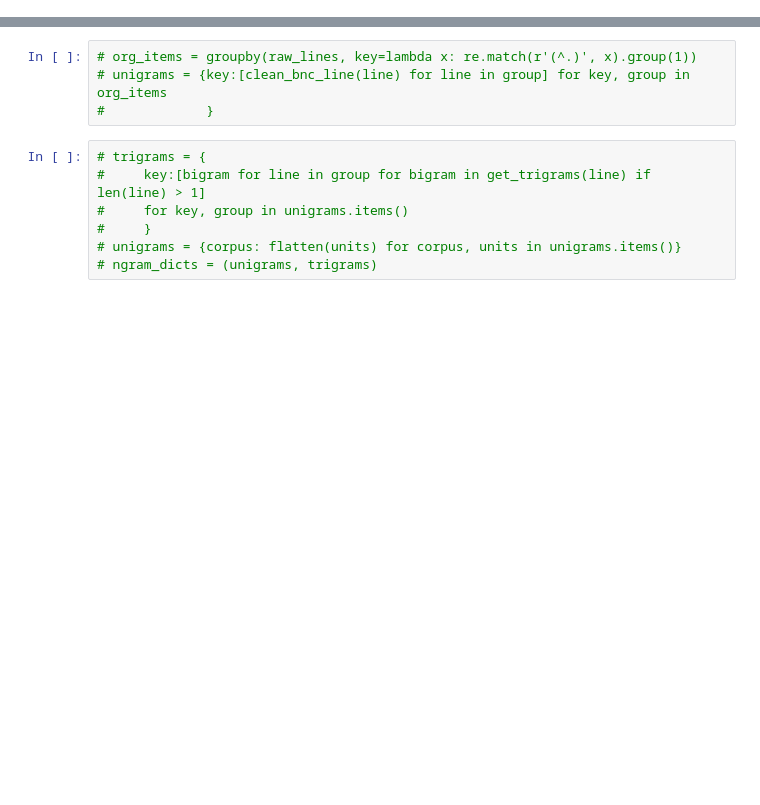
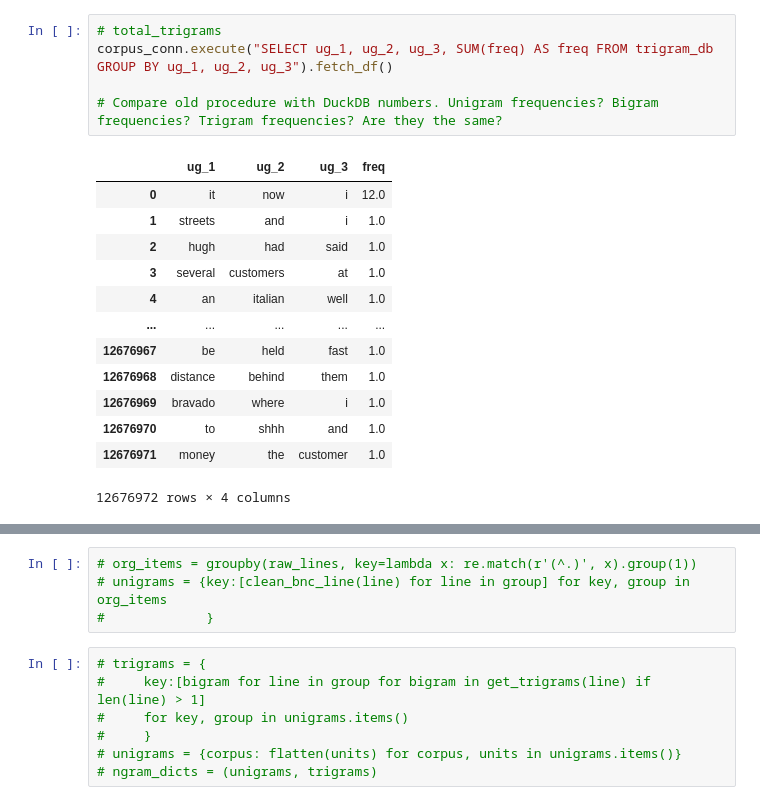
Before and after one commit to contreraskallens/MWU_measures, a Jupyter notebook: scratch.ipynb, the cells around one changed output, grey strips where cells are left out. Cells and saved outputs as stored; diff of their text form; blank space fills up the shorter version.

Commit message:
Starting DuckDB implementation

```diff
--- a/scratch.ipynb
+++ b/scratch.ipynb
@@ -28,0 +195,19 @@ this_corpus.set_totals()
+# %%
+# total_trigrams
+corpus_conn.execute("SELECT ug_1, ug_2, ug_3, SUM(freq) AS freq FROM trigram_db GROUP BY ug_1, ug_2, ug_3").fetch_df()
+
+# Compare old procedure with DuckDB numbers. Unigram frequencies? Bigram frequencies? Trigram frequencies? Are they the same?
+# %% [output]
+|  | ug_1 | ug_2 | ug_3 | freq |
+| 0 | it | now | i | 12.0 |
+| 1 | streets | and | i | 1.0 |
+| 2 | hugh | had | said | 1.0 |
+| 3 | several | customers | at | 1.0 |
+| 4 | an | italian | well | 1.0 |
+| ... | ... | ... | ... | ... |
+| 12676967 | be | held | fast | 1.0 |
+| 12676968 | distance | behind | them | 1.0 |
+| 12676969 | bravado | where | i | 1.0 |
+| 12676970 | to | shhh | and | 1.0 |
+| 12676971 | money | the | customer | 1.0 |
+12676972 rows × 4 columns
```
Also changed, not shown: parts of 35 cells of this notebook, 4 other files.
